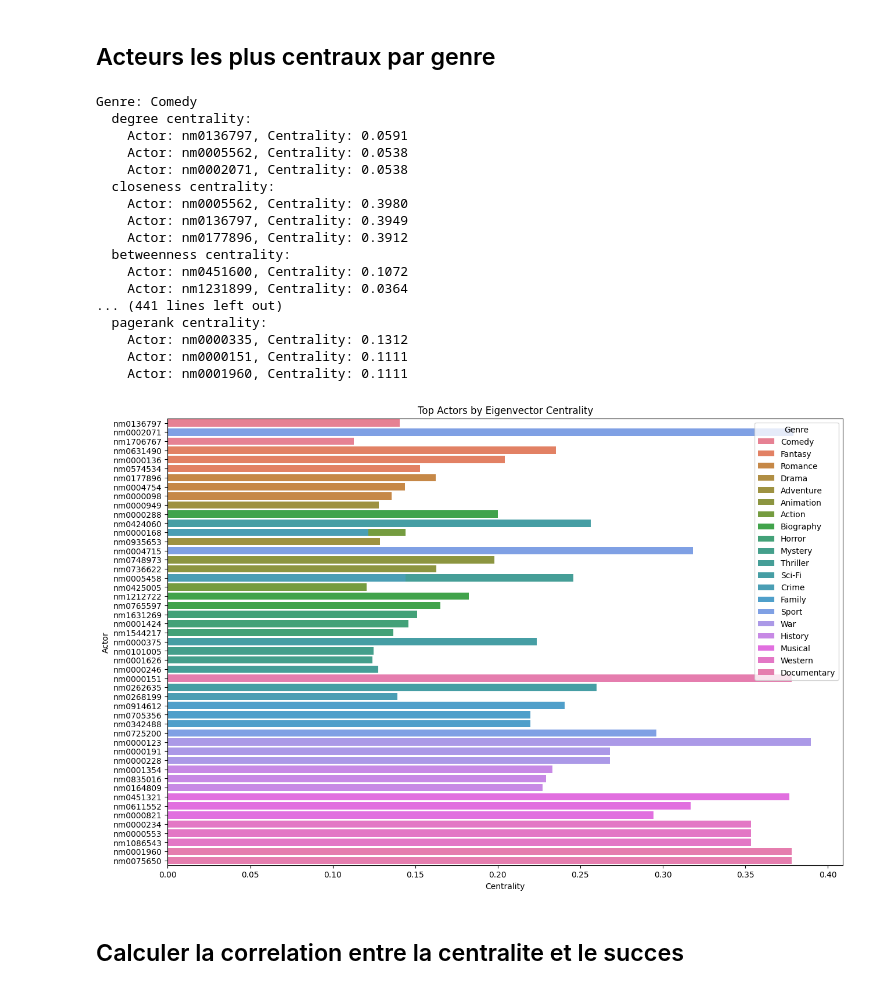
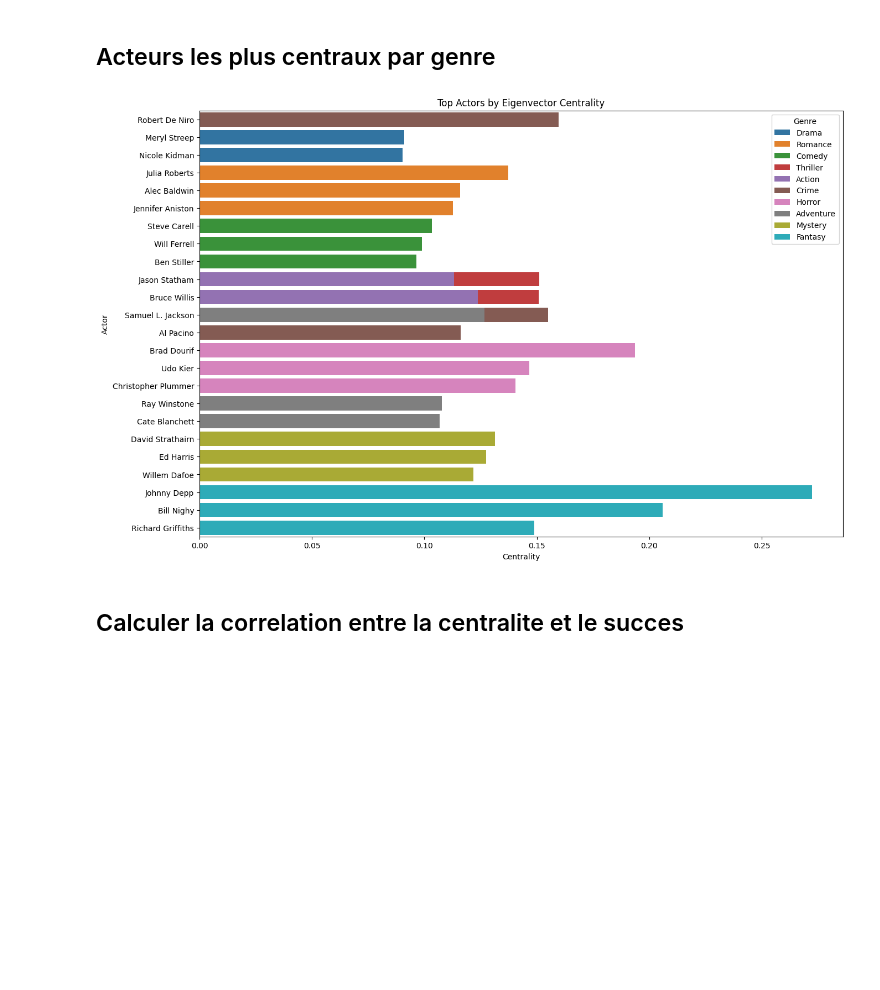
Before and after one commit to PBCTristan/HACKATHON-2025, a Jupyter notebook: notebooks/CorrelationsAndDescriptors.ipynb, the cells around one changed output. Saved outputs shown, nothing was run; the diff lists cells and outputs as text; code cells hidden in the pictures; blank space fills up the shorter version.

```diff
--- a/notebooks/CorrelationsAndDescriptors.ipynb
+++ b/notebooks/CorrelationsAndDescriptors.ipynb
@@ -14,6 +15,7 @@ movies = pd.read_csv(f"{PATH}filtered_movies.csv")
 actors = pd.read_csv(f"{PATH}actors_actresses.csv")
 crew = pd.read_csv(f"{PATH}filtered_crew.csv")
 ratings = pd.read_csv(f"{PATH}filtered_ratings.csv")
+names = pd.read_csv(f"{PATH}filtered_name_basics.csv")
 # %% [markdown]
 ## Netttoyer les donnees
 # %%
@@ -58,11 +60,16 @@ def create_cooccurrence_graph(data):
             for i in range(len(actor_list)):
                 for j in range(i + 1, len(actor_list)):
                     actor_i, actor_j = actor_list[i], actor_list[j]
-                    if not genre_graphs[genre].has_edge(actor_i, actor_j):
-                        genre_graphs[genre].add_edge(actor_i, actor_j, weight=0)
-                    genre_graphs[genre][actor_i][actor_j]['weight'] += 1
+                    if actor_i != actor_j:
+                        if not genre_graphs[genre].has_edge(actor_i, actor_j):
+                            genre_graphs[genre].add_edge(actor_i, actor_j, weight=0)
+                        genre_graphs[genre][actor_i][actor_j]['weight'] += 1
 
     return genre_graphs
 
 # Créer les graphes par genre
 genre_graphs = create_cooccurrence_graph(movies)
+
+genre_actor_counts = {genre: len(graph.nodes()) for genre, graph in genre_graphs.items()}
+top_genres = sorted(genre_actor_counts, key=genre_actor_counts.get, reverse=True)[:10]
+genre_graphs = {genre: graph for genre, graph in genre_graphs.items() if genre in top_genres}
@@ -154,4 +161,4 @@ def compute_centrality_measures(graphs):
     return centrality_measures
 
 # Calcul des mesures de centralité
-centrality_measures = compute_centrality_measures(genre_graphs)
+# centrality_measures = compute_centrality_measures(genre_graphs)
@@ -176,64 +165,49 @@ Terminé pour le genre Documentary en 0.01 seconds
+# %%
+# with open('../results/centrality_measures.pkl', 'wb') as f:
+#     pickle.dump(centrality_measures, f)
+
+with open('../results/centrality_measures.pkl', 'rb') as f:
+    centrality_measures = pickle.load(f)
 # %% [markdown]
 ## Acteurs les plus centraux par genre
 # %%
-def get_top_central_actors(centrality_measures, top_n=5):
+def get_top_central_actors(centrality_measures, names, top_n=5):
     top_actors = defaultdict(dict)
     for genre, measures in centrality_measures.items():
         for centrality_type, centrality in measures.items():
             # Trier les acteurs par centralité décroissante et prendre les top_n
             sorted_actors = sorted(centrality.items(), key=lambda x: x[1], reverse=True)[:top_n]
-            top_actors[genre][centrality_type] = sorted_actors
+            # Ajouter les noms des acteurs
+            top_actors[genre][centrality_type] = [(actor, names[names['nconst'] == actor]['primaryName'].values[0], value) for actor, value in sorted_actors]
     return top_actors
 
 # Obtenir les acteurs les plus centraux pour chaque genre
-top_actors = get_top_central_actors(centrality_measures, top_n=3)
-
-# Afficher les acteurs les plus centraux pour chaque genre
-for genre, centralities in top_actors.items():
-    print(f"Genre: {genre}")
-    for centrality_type, actors in centralities.items():
-        print(f"  {centrality_type} centrality:")
-        for actor, value in actors:
-            print(f"    Actor: {actor}, Centrality: {value:.4f}")
-    print()
+top_actors = get_top_central_actors(centrality_measures, names, top_n=3)
 
 def plot_centrality_bars(top_actors, centrality_type='degree'):
     data = []
     for genre, centralities in top_actors.items():
         if centrality_type in centralities:
-            for actor, value in centralities[centrality_type]:
-                data.append([genre, actor, value])
+            for actor, name, value in centralities[centrality_type]:
+                data.append([genre, name, value])
     df = pd.DataFrame(data, columns=['Genre', 'Actor', 'Centrality'])
 
     # Créer des graphiques de barres pour chaque genre
     plt.figure(figsize=(15, 10))
     sns.barplot(x='Centrality', y='Actor', hue='Genre', data=df, dodge=False)
     plt.title(f'Top Actors by {centrality_type.capitalize()} Centrality')
     plt.xlabel('Centrality')
     plt.ylabel('Actor')
     plt.show()
 
 # Exemple de visualisation pour la centralité de degré
 plot_centrality_bars(top_actors, centrality_type='eigenvector')
+# plot_centrality_bars(top_actors, centrality_type='degree')
+# plot_centrality_bars(top_actors, centrality_type='closeness')
+# plot_centrality_bars(top_actors, centrality_type='betweenness')
+# plot_centrality_bars(top_actors, centrality_type='pagerank')
 # %% [output]
-Genre: Comedy
-  degree centrality:
-    Actor: nm0136797, Centrality: 0.0591
-    Actor: nm0005562, Centrality: 0.0538
-    Actor: nm0002071, Centrality: 0.0538
-  closeness centrality:
-    Actor: nm0005562, Centrality: 0.3980
-    Actor: nm0136797, Centrality: 0.3949
-    Actor: nm0177896, Centrality: 0.3912
-  betweenness centrality:
-    Actor: nm0451600, Centrality: 0.1072
-    Actor: nm1231899, Centrality: 0.0364
-... (441 lines left out)
-  pagerank centrality:
-    Actor: nm0000335, Centrality: 0.1312
-    Actor: nm0000151, Centrality: 0.1111
-    Actor: nm0001960, Centrality: 0.1111
-[figure, old version]
+[figure, new version]
 # %% [markdown]
 ## Calculer la correlation entre la centralite et le succes
 # %%
```
Also changed, not shown: parts of 16 cells of this notebook.
